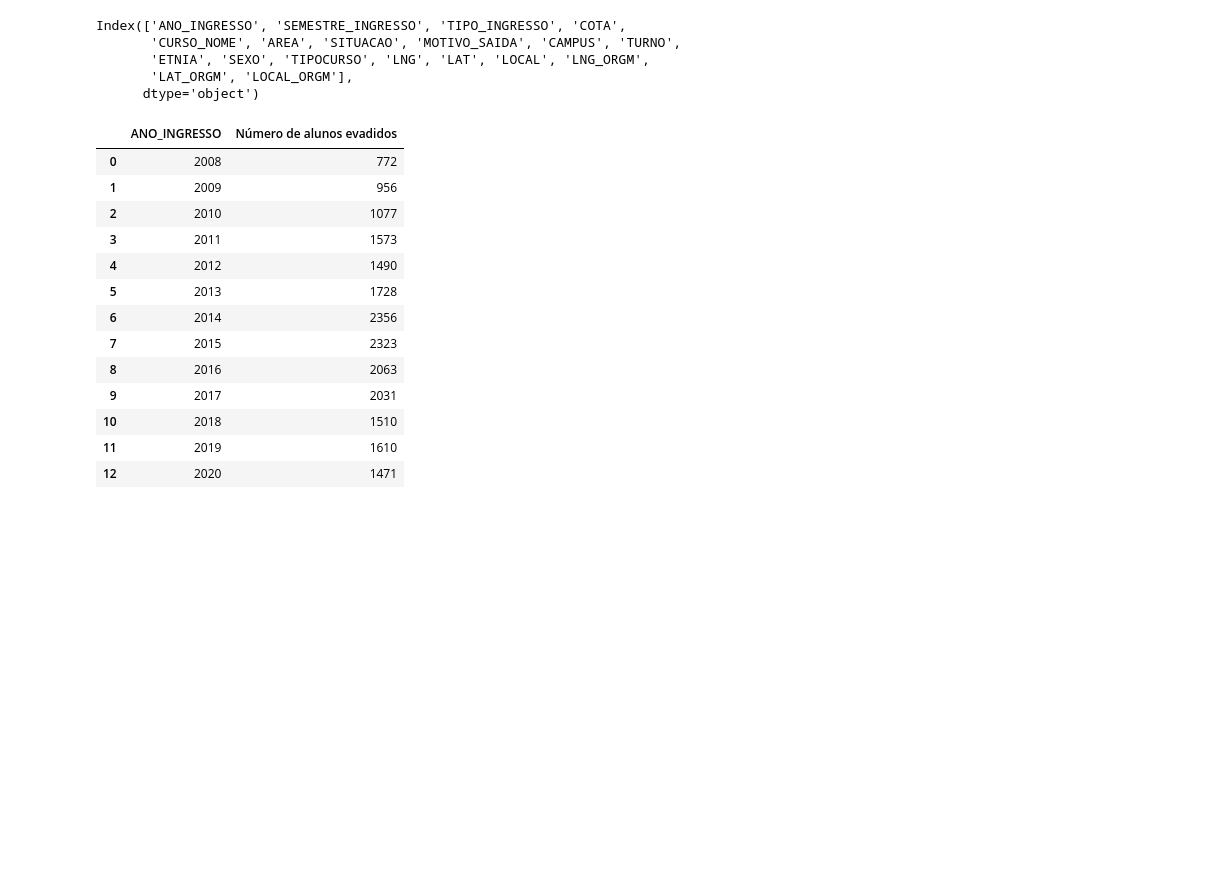
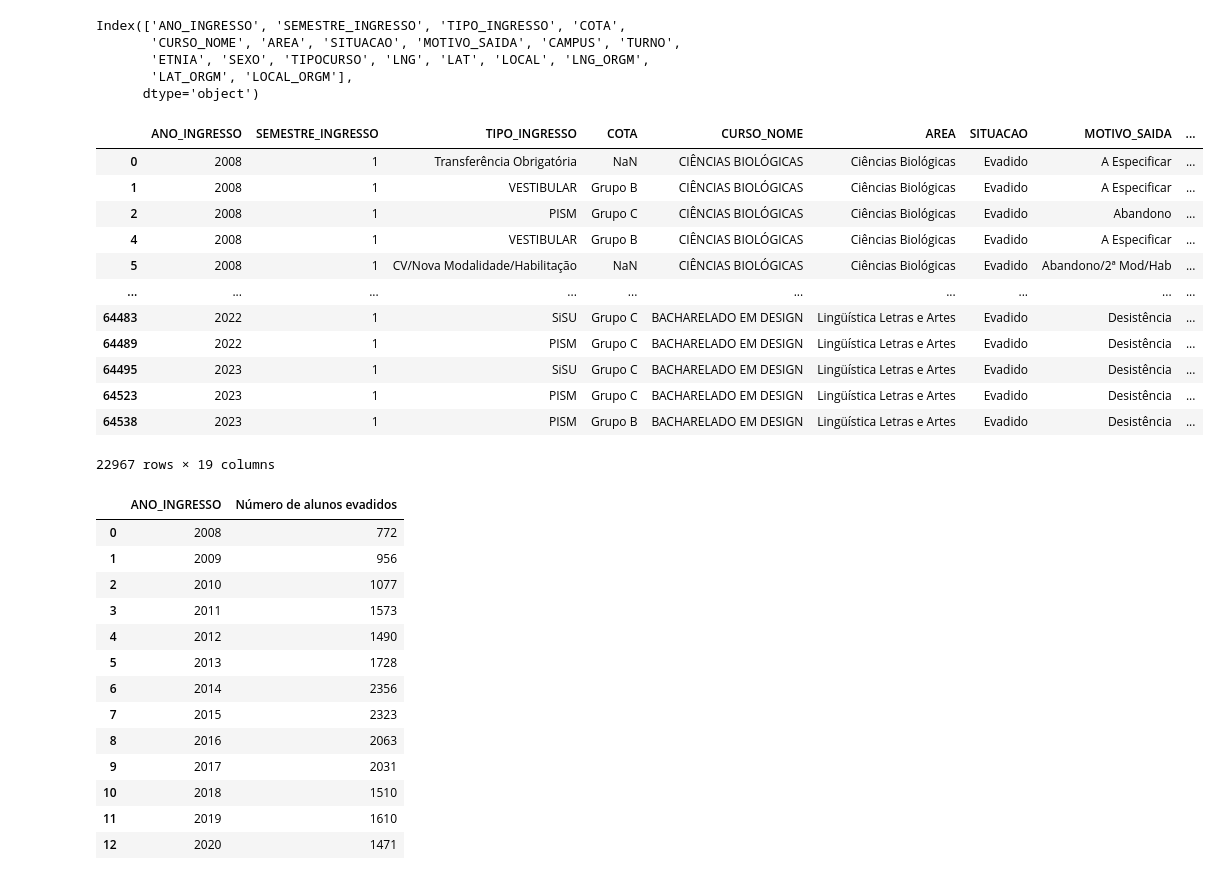
Before and after one commit to heliomacedofilho/projetos-do-bootcamp-analise-de-dados-enap-2023, a Jupyter notebook: analise_da_evasao_estudantil/Dados/Regressão linear.ipynb, the cells around one changed output. Drawn from its saved outputs; the diff is of its cells as text; code cells hidden in the pictures; blank space fills up the shorter version.

```diff
--- a/analise_da_evasao_estudantil/Dados/Regressão linear.ipynb
+++ b/analise_da_evasao_estudantil/Dados/Regressão linear.ipynb
@@ -21,6 +44,21 @@ Index(['ANO_INGRESSO', 'SEMESTRE_INGRESSO', 'TIPO_INGRESSO', 'COTA',
       dtype='object')
 # %%
 df_evadidos = df_completo[df_completo['SITUACAO'] == 'Evadido']
+df_evadidos
+# %% [output]
+|  | ANO_INGRESSO | SEMESTRE_INGRESSO | TIPO_INGRESSO | COTA | CURSO_NOME | AREA | SITUACAO | MOTIVO_SAIDA | ... |
+| 0 | 2008 | 1 | Transferência Obrigatória | NaN | CIÊNCIAS BIOLÓGICAS | Ciências Biológicas | Evadido | A Especificar | ... |
+| 1 | 2008 | 1 | VESTIBULAR | Grupo B | CIÊNCIAS BIOLÓGICAS | Ciências Biológicas | Evadido | A Especificar | ... |
+| 2 | 2008 | 1 | PISM | Grupo C | CIÊNCIAS BIOLÓGICAS | Ciências Biológicas | Evadido | Abandono | ... |
+| 4 | 2008 | 1 | VESTIBULAR | Grupo B | CIÊNCIAS BIOLÓGICAS | Ciências Biológicas | Evadido | A Especificar | ... |
+| 5 | 2008 | 1 | CV/Nova Modalidade/Habilitação | NaN | CIÊNCIAS BIOLÓGICAS | Ciências Biológicas | Evadido | Abandono/2ª Mod/Hab | ... |
+| ... | ... | ... | ... | ... | ... | ... | ... | ... | ... |
+| 64483 | 2022 | 1 | SiSU | Grupo C | BACHARELADO EM DESIGN | Lingüística Letras e Artes | Evadido | Desistência | ... |
+| 64489 | 2022 | 1 | PISM | Grupo C | BACHARELADO EM DESIGN | Lingüística Letras e Artes | Evadido | Desistência | ... |
+| 64495 | 2023 | 1 | SiSU | Grupo C | BACHARELADO EM DESIGN | Lingüística Letras e Artes | Evadido | Desistência | ... |
+| 64523 | 2023 | 1 | PISM | Grupo C | BACHARELADO EM DESIGN | Lingüística Letras e Artes | Evadido | Desistência | ... |
+| 64538 | 2023 | 1 | PISM | Grupo B | BACHARELADO EM DESIGN | Lingüística Letras e Artes | Evadido | Desistência | ... |
+22967 rows × 19 columns
 # %%
 # Use groupby para agrupar os dados por 'estado' e aplique a função count() para contar as linhas por estado
 evadidos_por_ano = df_evadidos.groupby('ANO_INGRESSO').size().reset_index(name='Número de alunos evadidos')
```
Also changed, not shown: parts of 9 cells of this notebook, 3 other files.
